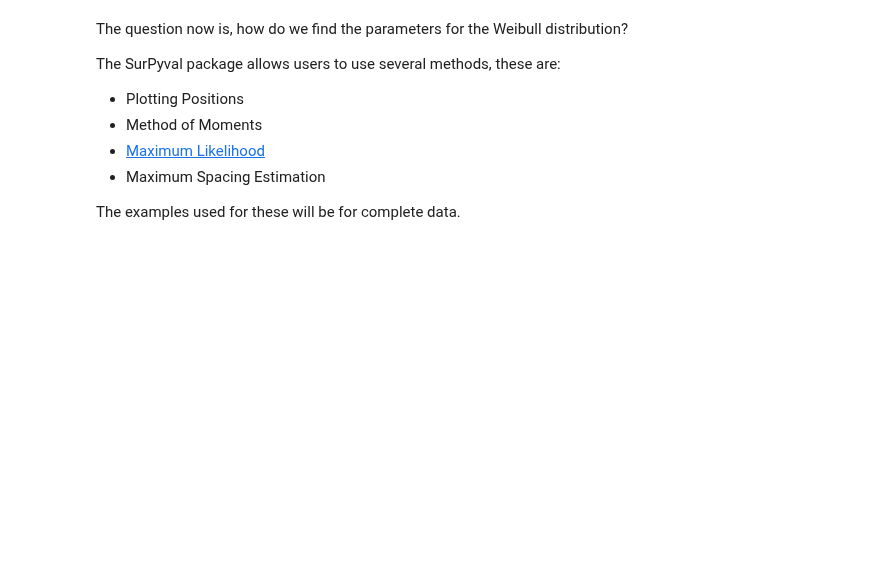
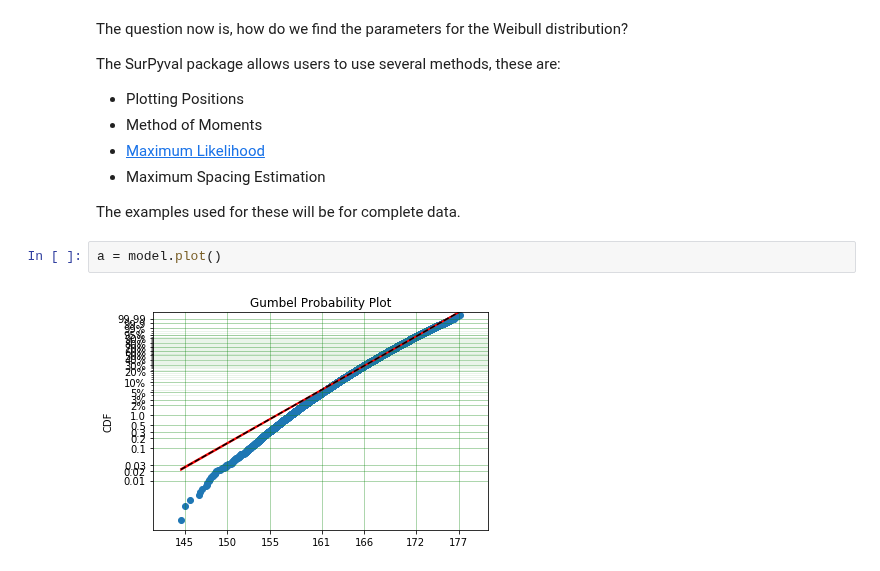
Before and after one commit to derrynknife/SurPyval, a Jupyter notebook: guides/Parametric.ipynb, the cells around one changed output. Drawn from its saved outputs; the diff is of its cells as text; blank space fills up the shorter version.

```diff
--- a/guides/Parametric.ipynb
+++ b/guides/Parametric.ipynb
@@ -77,3 +77,7 @@ The SurPyval package allows users to use several methods, these are:
 - Maximum Spacing Estimation
 
 The examples used for these will be for complete data.
+# %%
+a = model.plot()
+# %% [output]
+[figure, added]
```
Also changed, not shown: parts of 12 cells of this notebook, 2 other files.
